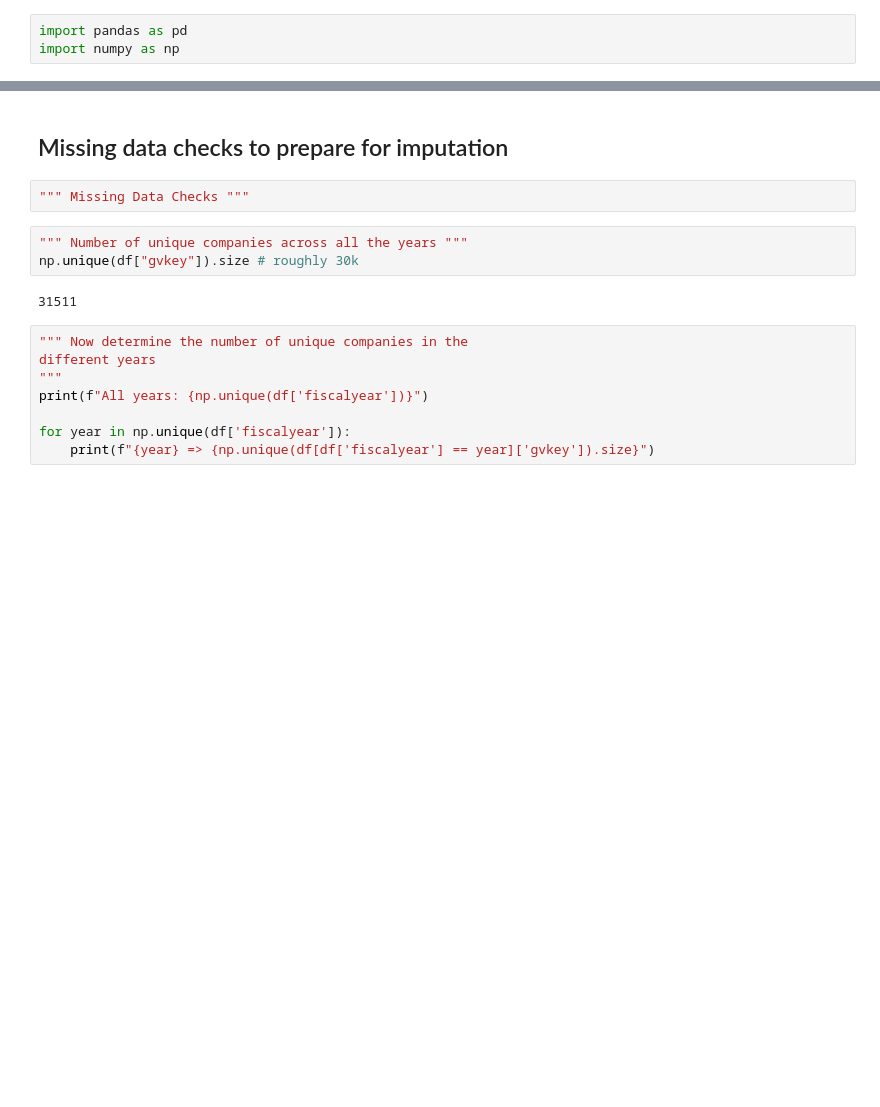
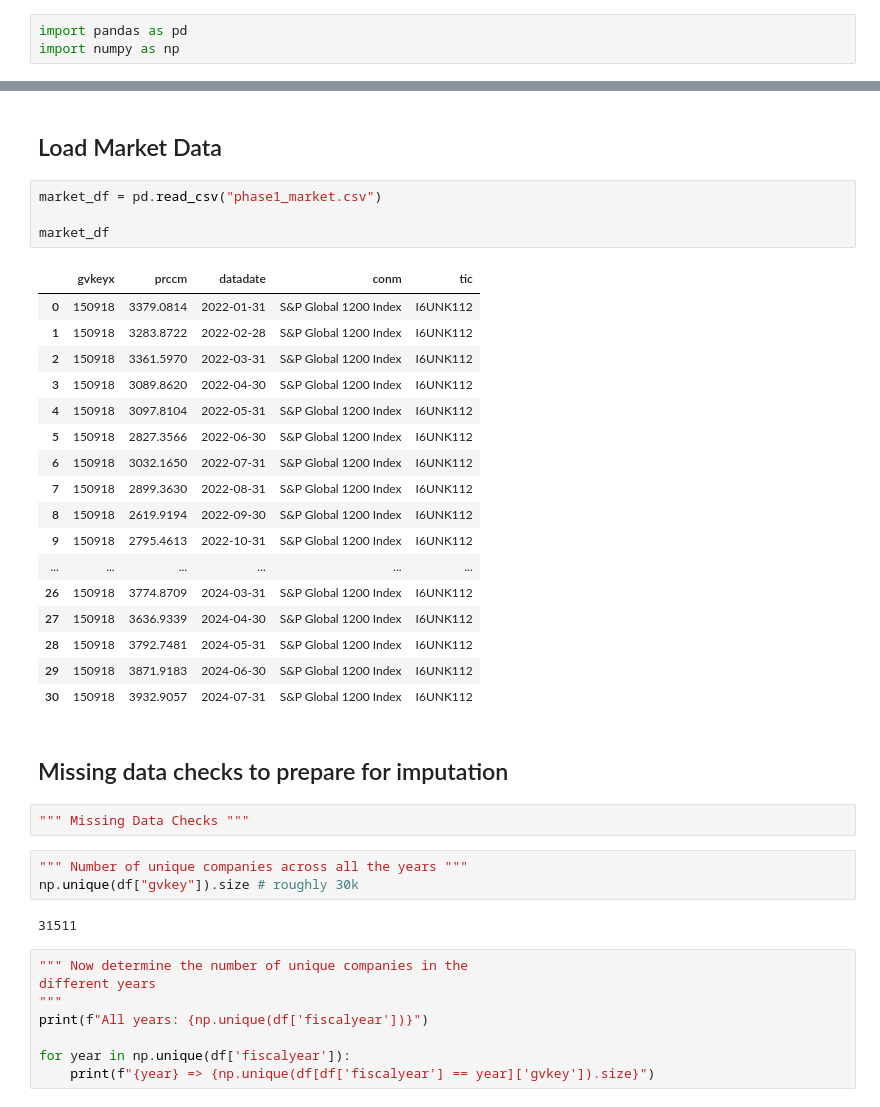
Before and after one commit to varunchodanker/MSc-Individual-Project, a Jupyter notebook: Phase1.ipynb, the cells around one changed output, grey strips where cells are left out. Drawn from its saved outputs; the diff is of its cells as text; blank space fills up the shorter version.

```diff
--- a/EDA.ipynb
+++ b/Phase1.ipynb
@@ -31,3 +135,27 @@ df
+# %% [markdown]
+## Load Market Data
+# %%
+market_df = pd.read_csv("phase1_market.csv")
+
+market_df
+# %% [output]
+|  | gvkeyx | prccm | datadate | conm | tic |
+| 0 | 150918 | 3379.0814 | 2022-01-31 | S&P Global 1200 Index | I6UNK112 |
+| 1 | 150918 | 3283.8722 | 2022-02-28 | S&P Global 1200 Index | I6UNK112 |
+| 2 | 150918 | 3361.5970 | 2022-03-31 | S&P Global 1200 Index | I6UNK112 |
+| 3 | 150918 | 3089.8620 | 2022-04-30 | S&P Global 1200 Index | I6UNK112 |
+| 4 | 150918 | 3097.8104 | 2022-05-31 | S&P Global 1200 Index | I6UNK112 |
+| 5 | 150918 | 2827.3566 | 2022-06-30 | S&P Global 1200 Index | I6UNK112 |
+| 6 | 150918 | 3032.1650 | 2022-07-31 | S&P Global 1200 Index | I6UNK112 |
+| 7 | 150918 | 2899.3630 | 2022-08-31 | S&P Global 1200 Index | I6UNK112 |
+| 8 | 150918 | 2619.9194 | 2022-09-30 | S&P Global 1200 Index | I6UNK112 |
+| 9 | 150918 | 2795.4613 | 2022-10-31 | S&P Global 1200 Index | I6UNK112 |
+| ... | ... | ... | ... | ... | ... |
+| 26 | 150918 | 3774.8709 | 2024-03-31 | S&P Global 1200 Index | I6UNK112 |
+| 27 | 150918 | 3636.9339 | 2024-04-30 | S&P Global 1200 Index | I6UNK112 |
+| 28 | 150918 | 3792.7481 | 2024-05-31 | S&P Global 1200 Index | I6UNK112 |
+| 29 | 150918 | 3871.9183 | 2024-06-30 | S&P Global 1200 Index | I6UNK112 |
+| 30 | 150918 | 3932.9057 | 2024-07-31 | S&P Global 1200 Index | I6UNK112 |
 # %% [markdown]
 ## Missing data checks to prepare for imputation
 # %%
```
Also changed, not shown: parts of 14 cells of this notebook.
